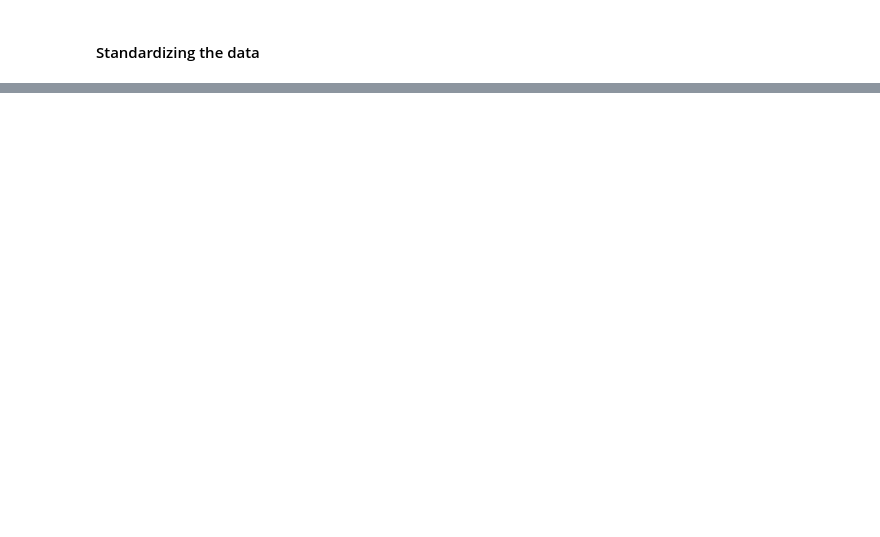
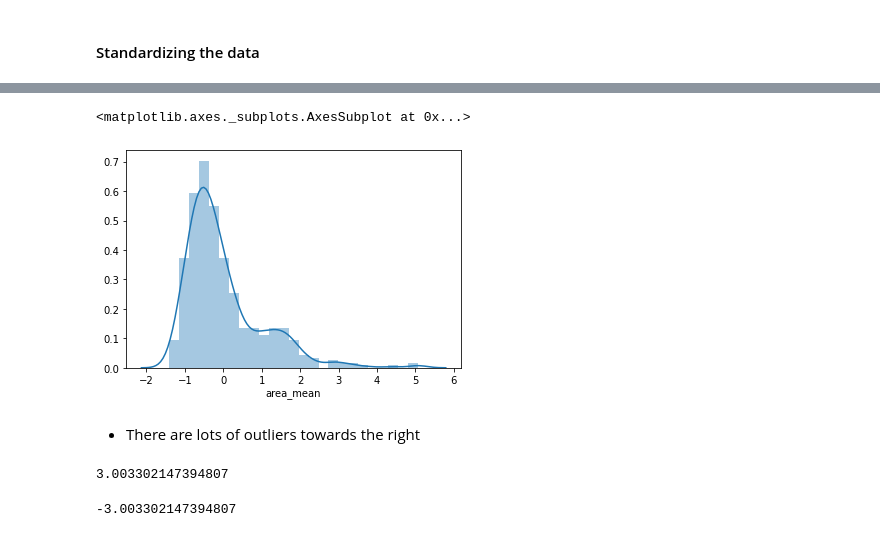
Before and after one commit to pradeeppvj8/GDA-on-breast-cancer-dataset, a Jupyter notebook: GDA on breast cancer dataset.ipynb, the cells around one changed output, grey strips where cells are left out. Saved outputs shown, nothing was run; the diff lists cells and outputs as text; code cells hidden in the pictures; blank space fills up the shorter version.

```diff
--- a/GDA on breast cancer dataset.ipynb
+++ b/GDA on breast cancer dataset.ipynb
@@ -695,0 +729,21 @@ X_test.head()
+# %%
+# Distribution of area_mean
+
+sns.distplot(X_train['area_mean'])
+# %% [output]
+<matplotlib.axes._subplots.AxesSubplot at 0x...>
+[figure, added]
+# %% [markdown]
+- There are lots of outliers towards the right
+# %%
+upper_boundary = X_train['area_mean'].mean() + 3 * X_train['area_mean'].std()
+
+upper_boundary
+# %% [output]
+3.003302147394807
+# %%
+lower_boundary = X_train['area_mean'].mean() - 3 * X_train['area_mean'].std()
+
+lower_boundary
+# %% [output]
+-3.003302147394807
```
Also changed, not shown: parts of 68 cells of this notebook.
